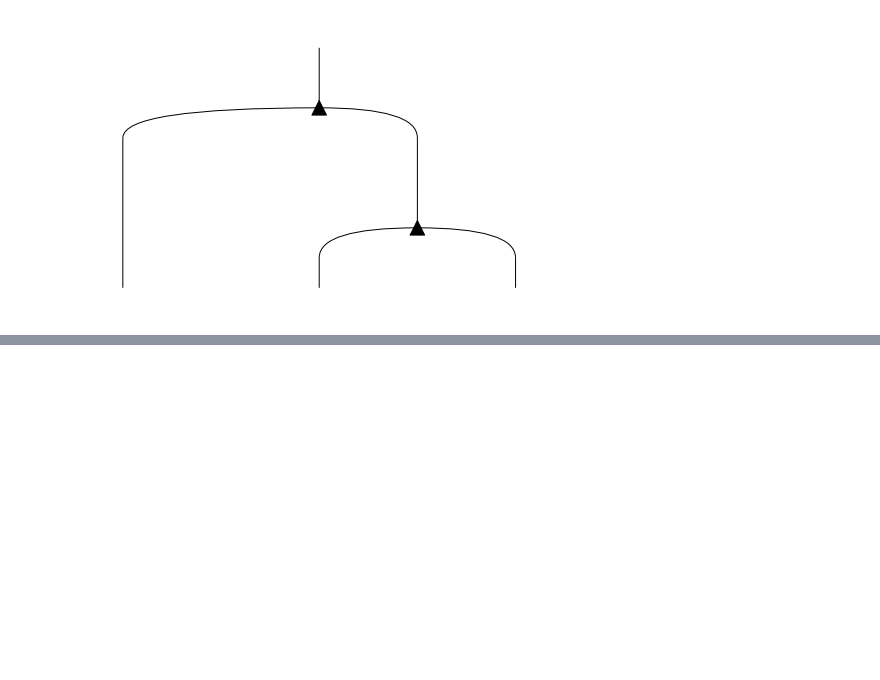
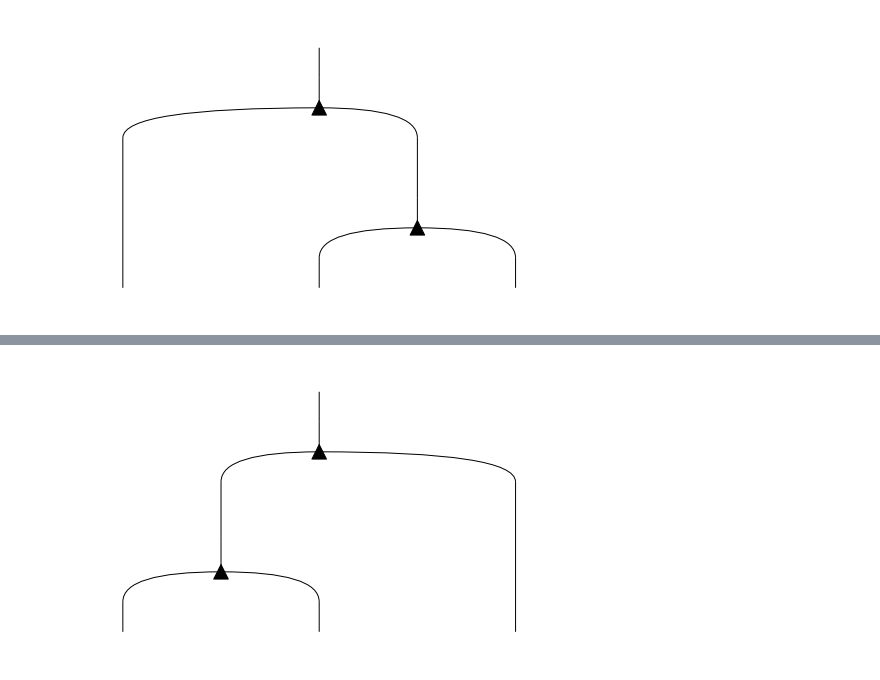
Before and after one commit to edwinagnew/zxw-diagrams, a Jupyter notebook: disco_w.ipynb, the cells around one changed output, grey strips where cells are left out. Cells and saved outputs as stored; diff of their text form; code cells hidden in the pictures; blank space fills up the shorter version.

```diff
--- a/disco_w.ipynb
+++ b/disco_w.ipynb
@@ -35,14 +82,20 @@ class W(Spider):
     def array(self):
         # |0..0><0| + (|10..> + |01..> + ...)<1|
         n = len(self.cod)
-        array = np.zeros((2**n, 2), dtype=complex)
+        array = np.zeros((2**n, 2))
         array[0][0] = 1 # top row |00..>
         for j in one_hots(n):
             array[int(j, 2)][1] = 1 #1 for every index of 1 one hot index
 
-        print(len(self.dom), len(self.cod), "\n", array)
+        #print(len(self.dom), len(self.cod), "\n", array)
 
-        return Tensor(Dim(2), Dim(2)**n, array.flatten())
+        array = np.zeros(2 ** (1 + n))
+        array[0] = 1.0
+        for j in one_hots(n):
+
+            array[2**n + int(j, 2)] = 1
+
+        return Tensor(Dim(2), Dim(2)**n, array)
 
 W(3).draw()
 # %% [output]
@@ -106,0 +152,5 @@ pydraw(g2)
+# %%
+d2 = W(2) >> W(2) @ Id(1)
+d2.draw()
+# %% [output]
+[figure, added]
```
Also changed, not shown: parts of 25 cells of this notebook.
